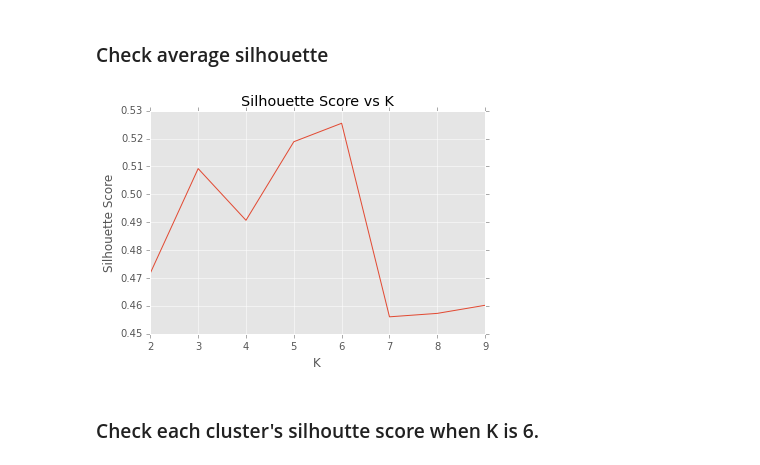
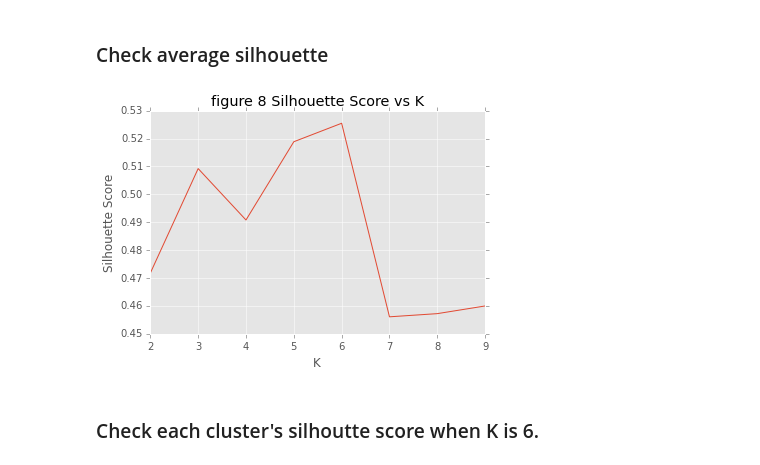
Before and after one commit to banjopickin/women_workforce, a Jupyter notebook: step5_cluster_fc.ipynb, the cells around one changed output. Drawn from its saved outputs; the diff is of its cells as text; code cells hidden in the pictures.

```diff
--- a/step5_cluster_fc.ipynb
+++ b/step5_cluster_fc.ipynb
@@ -103,9 +109,11 @@ cluster
 # %% [markdown]
 ### Check average silhouette
-# %%
-plot_silhouette(fc_pca,10)
-# %% [output]
-[figure, removed]
+# %%
+plot_silhouette(fc_pca,10)
+plt.title('figure 8 Silhouette Score vs K')
+plt.savefig('imgs/figure8_sil_K')
+# %% [output]
+[figure, added]
 # %% [markdown]
 ### Check each cluster's silhoutte score when K is 6.
 # %%
```
Also changed, not shown: parts of 4 cells of this notebook, 5 other files.
